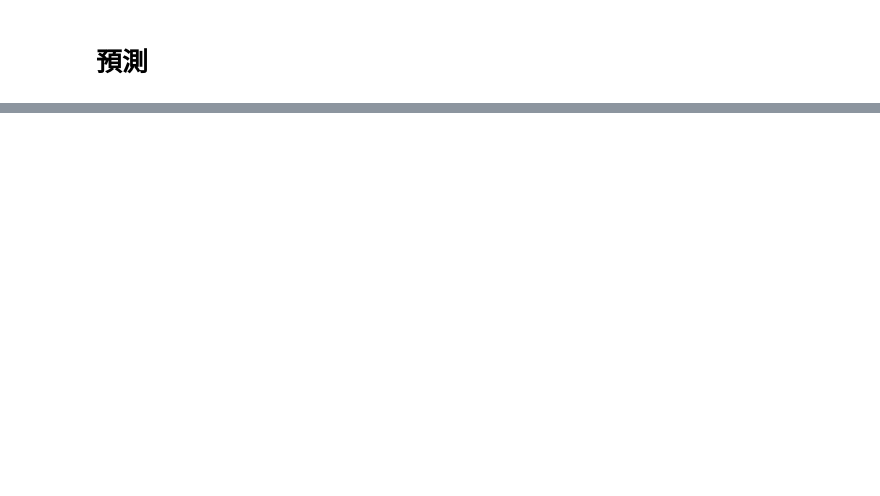
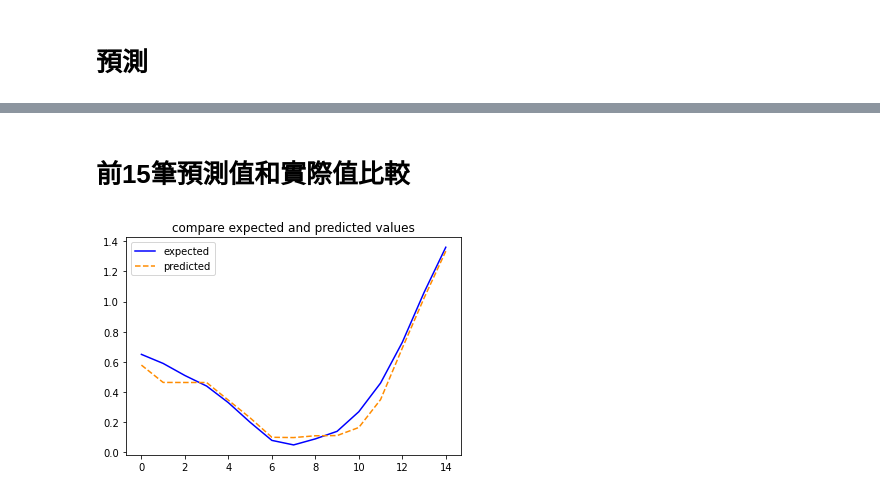
Before and after one commit to EddHuang/DeepLearningFinalProject_V2, a Jupyter notebook: predict-next-week-speed-and-add-bmi-metric.ipynb, the cells around one changed output, grey strips where cells are left out. Cells and saved outputs as stored; diff of their text form; code cells hidden in the pictures; blank space fills up the shorter version.

```diff
--- a/predict-next-week-speed-and-add-bmi-metric.ipynb
+++ b/predict-next-week-speed-and-add-bmi-metric.ipynb
@@ -438,0 +453,11 @@ Prediction MAE: 1.8929079056222422
+# %% [markdown]
+# **前15筆預測值和實際值比較**
+# %%
+# compare expected and predicted values
+plt.plot(y_test_metric.head(15).values, color="blue", label='expected')
+plt.plot(pred_model_metric[0:15], color='darkorange', linestyle='dashed', label='predicted')
+plt.title("compare expected and predicted values")
+plt.legend()
+plt.show()
+# %% [output]
+[figure, added]
```
Also changed, not shown: parts of 15 cells of this notebook, 2 other files.
